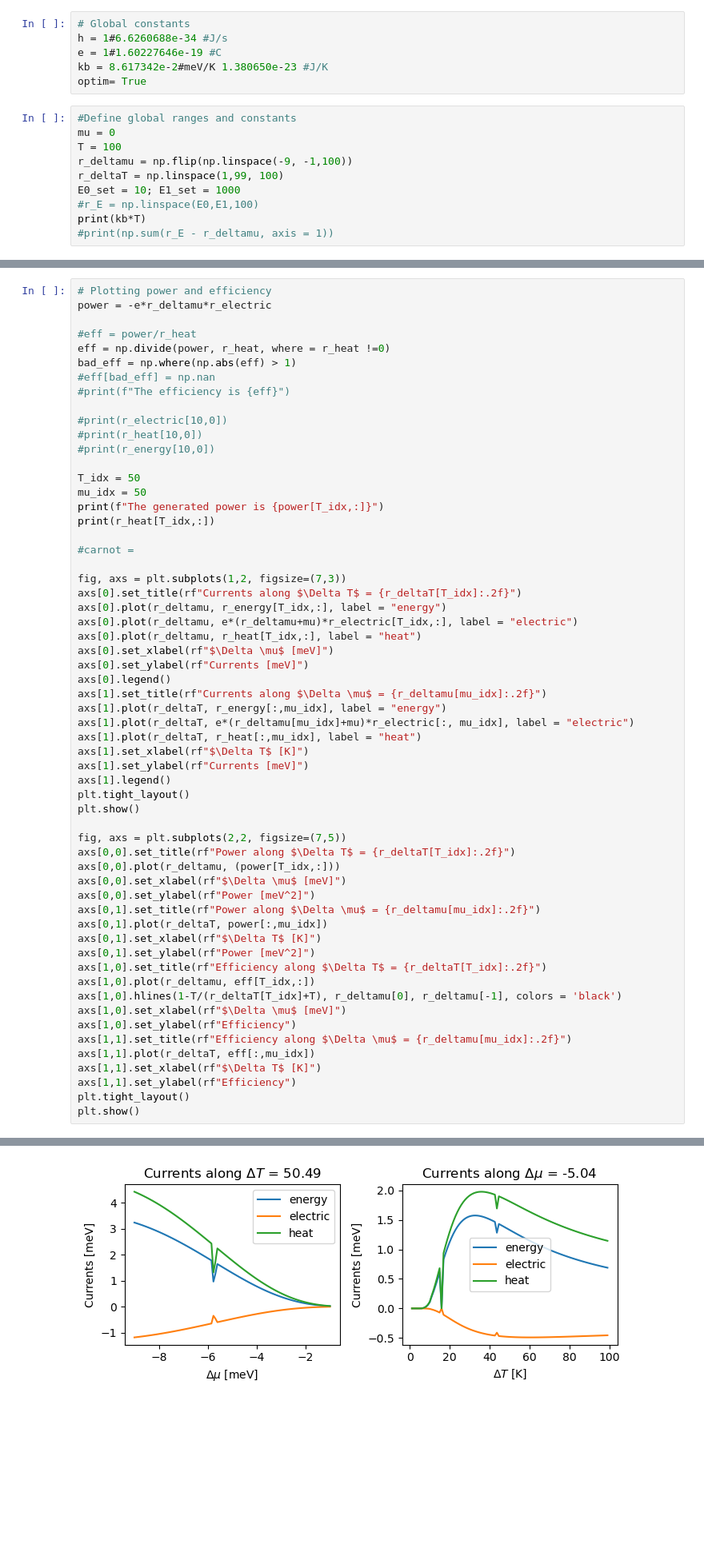
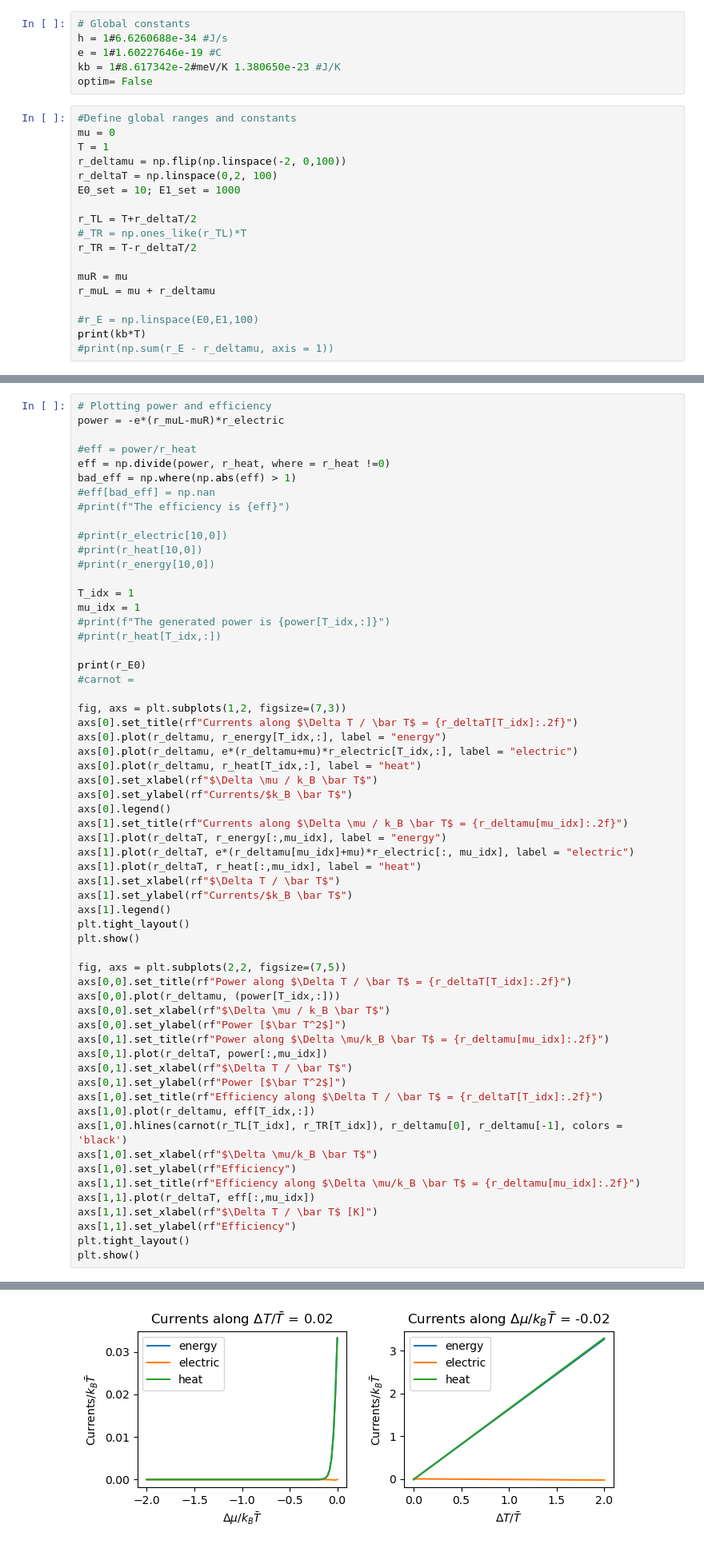
Before and after one commit to Edania/qthermo, a Jupyter notebook: transport_coeff.ipynb, the cells around one changed output, grey strips where cells are left out. Shown at 80% size. Cells and saved outputs as stored; diff of their text form; blank space fills up the shorter version.

```diff
--- a/transport_coeff.ipynb
+++ b/transport_coeff.ipynb
@@ -35,15 +37,23 @@ from scipy.optimize import minimize
 # Global constants
 h = 1#6.6260688e-34 #J/s
 e = 1#1.60227646e-19 #C
-kb = 8.617342e-2#meV/K 1.380650e-23 #J/K
-optim= True
+kb = 1#8.617342e-2#meV/K 1.380650e-23 #J/K
+optim= False
 # %%
 #Define global ranges and constants
 mu = 0
-T = 100
-r_deltamu = np.flip(np.linspace(-9, -1,100))
-r_deltaT = np.linspace(1,99, 100)
+T = 1
+r_deltamu = np.flip(np.linspace(-2, 0,100))
+r_deltaT = np.linspace(0,2, 100)
 E0_set = 10; E1_set = 1000
+
+r_TL = T+r_deltaT/2
+#_TR = np.ones_like(r_TL)*T
+r_TR = T-r_deltaT/2
+
+muR = mu
+r_muL = mu + r_deltamu
+
 #r_E = np.linspace(E0,E1,100)
 print(kb*T)
 #print(np.sum(r_E - r_deltamu, axis = 1))
@@ -215,6 +273,6 @@ Is entropy increasing? True
 # %%
 # Plotting power and efficiency
-power = -e*r_deltamu*r_electric
+power = -e*(r_muL-muR)*r_electric
 
 #eff = power/r_heat
 eff = np.divide(power, r_heat, where = r_heat !=0)
@@ -226,48 +284,49 @@ bad_eff = np.where(np.abs(eff) > 1)
 #print(r_heat[10,0])
 #print(r_energy[10,0])
 
-T_idx = 50
-mu_idx = 50
-print(f"The generated power is {power[T_idx,:]}")
-print(r_heat[T_idx,:])
+T_idx = 1
+mu_idx = 1
+#print(f"The generated power is {power[T_idx,:]}")
+#print(r_heat[T_idx,:])
 
+print(r_E0)
 #carnot =
 
 fig, axs = plt.subplots(1,2, figsize=(7,3))
-axs[0].set_title(rf"Currents along $\Delta T$ = {r_deltaT[T_idx]:.2f}")
+axs[0].set_title(rf"Currents along $\Delta T / \bar T$ = {r_deltaT[T_idx]:.2f}")
 axs[0].plot(r_deltamu, r_energy[T_idx,:], label = "energy")
 axs[0].plot(r_deltamu, e*(r_deltamu+mu)*r_electric[T_idx,:], label = "electric")
 axs[0].plot(r_deltamu, r_heat[T_idx,:], label = "heat")
-axs[0].set_xlabel(rf"$\Delta \mu$ [meV]")
-axs[0].set_ylabel(rf"Currents [meV]")
+axs[0].set_xlabel(rf"$\Delta \mu / k_B \bar T$")
+axs[0].set_ylabel(rf"Currents/$k_B \bar T$")
 axs[0].legend()
-axs[1].set_title(rf"Currents along $\Delta \mu$ = {r_deltamu[mu_idx]:.2f}")
+axs[1].set_title(rf"Currents along $\Delta \mu / k_B \bar T$ = {r_deltamu[mu_idx]:.2f}")
 axs[1].plot(r_deltaT, r_energy[:,mu_idx], label = "energy")
 axs[1].plot(r_deltaT, e*(r_deltamu[mu_idx]+mu)*r_electric[:, mu_idx], label = "electric")
 axs[1].plot(r_deltaT, r_heat[:,mu_idx], label = "heat")
-axs[1].set_xlabel(rf"$\Delta T$ [K]")
-axs[1].set_ylabel(rf"Currents [meV]")
+axs[1].set_xlabel(rf"$\Delta T / \bar T$")
+axs[1].set_ylabel(rf"Currents/$k_B \bar T$")
 axs[1].legend()
 plt.tight_layout()
 plt.show()
 
 fig, axs = plt.subplots(2,2, figsize=(7,5))
-axs[0,0].set_title(rf"Power along $\Delta T$ = {r_deltaT[T_idx]:.2f}")
+axs[0,0].set_title(rf"Power along $\Delta T / \bar T$ = {r_deltaT[T_idx]:.2f}")
 axs[0,0].plot(r_deltamu, (power[T_idx,:]))
-axs[0,0].set_xlabel(rf"$\Delta \mu$ [meV]")
-axs[0,0].set_ylabel(rf"Power [meV^2]")
-axs[0,1].set_title(rf"Power along $\Delta \mu$ = {r_deltamu[mu_idx]:.2f}")
+axs[0,0].set_xlabel(rf"$\Delta \mu / k_B \bar T$")
+axs[0,0].set_ylabel(rf"Power [$\bar T^2$]")
+axs[0,1].set_title(rf"Power along $\Delta \mu/k_B \bar T$ = {r_deltamu[mu_idx]:.2f}")
 axs[0,1].plot(r_deltaT, power[:,mu_idx])
-axs[0,1].set_xlabel(rf"$\Delta T$ [K]")
-axs[0,1].set_ylabel(rf"Power [meV^2]")
-axs[1,0].set_title(rf"Efficiency along $\Delta T$ = {r_deltaT[T_idx]:.2f}")
+axs[0,1].set_xlabel(rf"$\Delta T / \bar T$")
+axs[0,1].set_ylabel(rf"Power [$\bar T^2$]")
+axs[1,0].set_title(rf"Efficiency along $\Delta T / \bar T$ = {r_deltaT[T_idx]:.2f}")
 axs[1,0].plot(r_deltamu, eff[T_idx,:])
-axs[1,0].hlines(1-T/(r_deltaT[T_idx]+T), r_deltamu[0], r_deltamu[-1], colors = 'black')
-axs[1,0].set_xlabel(rf"$\Delta \mu$ [meV]")
+axs[1,0].hlines(carnot(r_TL[T_idx], r_TR[T_idx]), r_deltamu[0], r_deltamu[-1], colors = 'black')
+axs[1,0].set_xlabel(rf"$\Delta \mu/k_B \bar T$")
 axs[1,0].set_ylabel(rf"Efficiency")
-axs[1,1].set_title(rf"Efficiency along $\Delta \mu$ = {r_deltamu[mu_idx]:.2f}")
+axs[1,1].set_title(rf"Efficiency along $\Delta \mu/k_B \bar T$ = {r_deltamu[mu_idx]:.2f}")
 axs[1,1].plot(r_deltaT, eff[:,mu_idx])
-axs[1,1].set_xlabel(rf"$\Delta T$ [K]")
+axs[1,1].set_xlabel(rf"$\Delta T / \bar T$ [K]")
 axs[1,1].set_ylabel(rf"Efficiency")
 plt.tight_layout()
 plt.show()
@@ -292 +347 @@ The generated power is [0.00595793 0.00749668 0.00927322 0.01130198 0.0135972  0
-[figure, old version]
+[figure, new version]
```
Also changed, not shown: parts of 14 cells of this notebook, 1 other file.
